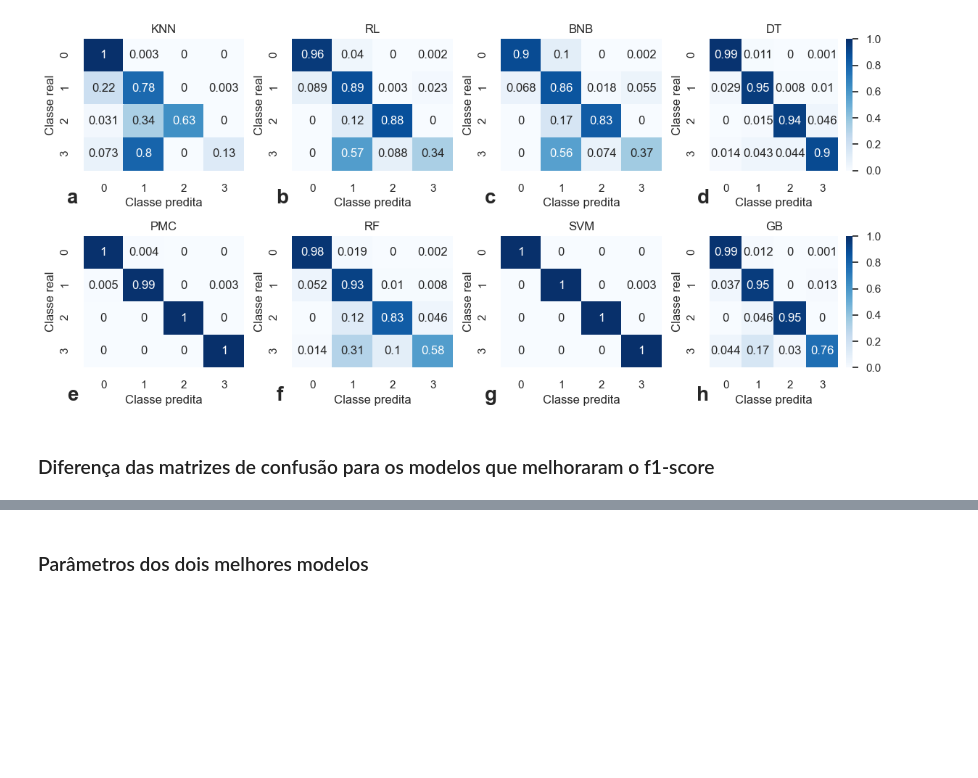
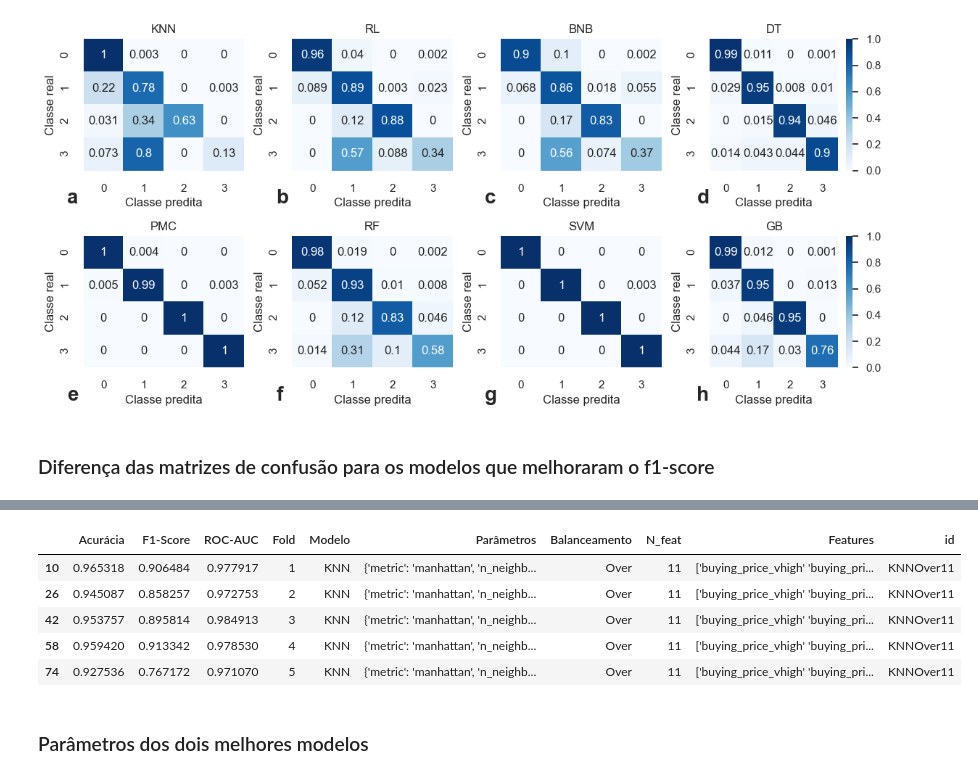
Before and after one commit to lucas-fpaiva/AnalisePred-PES, a Jupyter notebook: Projeto/car_eval/results_view.ipynb, the cells around one changed output, grey strips where cells are left out. Saved outputs shown, nothing was run; the diff lists cells and outputs as text; code cells hidden in the pictures; blank space fills up the shorter version.

```diff
--- a/Projeto/car_eval/results_view.ipynb
+++ b/Projeto/car_eval/results_view.ipynb
@@ -531,3 +575,13 @@ res_model.head(10)
+# %%
+# opbservando o desempenho do knn com 11 features e balanceamento over
+results.loc[(results.Balanceamento=='Over') & (results.N_feat==11) & (results.Modelo=='KNN')]
+# %% [output]
+|  | Acurácia | F1-Score | ROC-AUC | Fold | Modelo | Parâmetros | Balanceamento | N_feat | Features | id |
+| 10 | 0.965318 | 0.906484 | 0.977917 | 1 | KNN | {'metric': 'manhattan', 'n_neighb... | Over | 11 | ['buying_price_vhigh' 'buying_pri... | KNNOver11 |
+| 26 | 0.945087 | 0.858257 | 0.972753 | 2 | KNN | {'metric': 'manhattan', 'n_neighb... | Over | 11 | ['buying_price_vhigh' 'buying_pri... | KNNOver11 |
+| 42 | 0.953757 | 0.895814 | 0.984913 | 3 | KNN | {'metric': 'manhattan', 'n_neighb... | Over | 11 | ['buying_price_vhigh' 'buying_pri... | KNNOver11 |
+| 58 | 0.959420 | 0.913342 | 0.978530 | 4 | KNN | {'metric': 'manhattan', 'n_neighb... | Over | 11 | ['buying_price_vhigh' 'buying_pri... | KNNOver11 |
+| 74 | 0.927536 | 0.767172 | 0.971070 | 5 | KNN | {'metric': 'manhattan', 'n_neighb... | Over | 11 | ['buying_price_vhigh' 'buying_pri... | KNNOver11 |
 # %% [markdown]
 ### Parâmetros dos dois melhores modelos
 # %%
```
Also changed, not shown: parts of 10 cells of this notebook.
